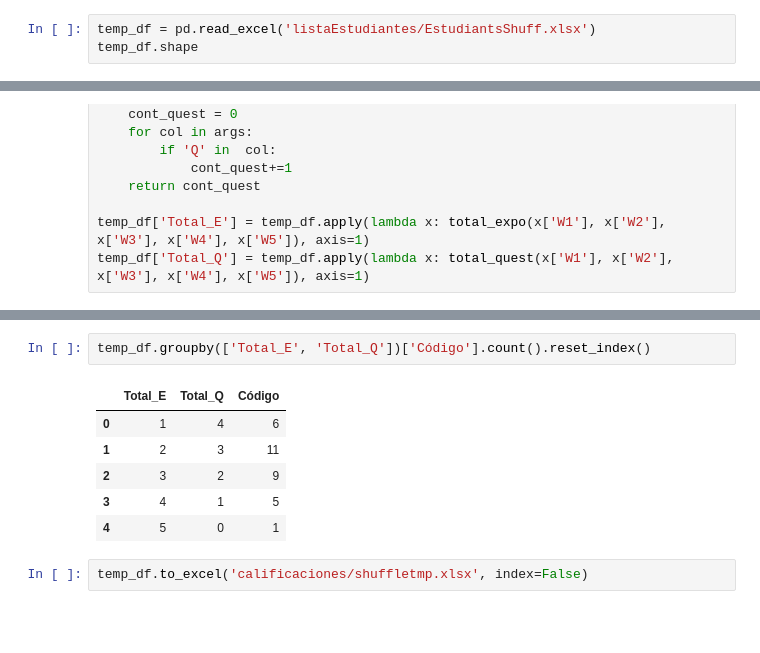
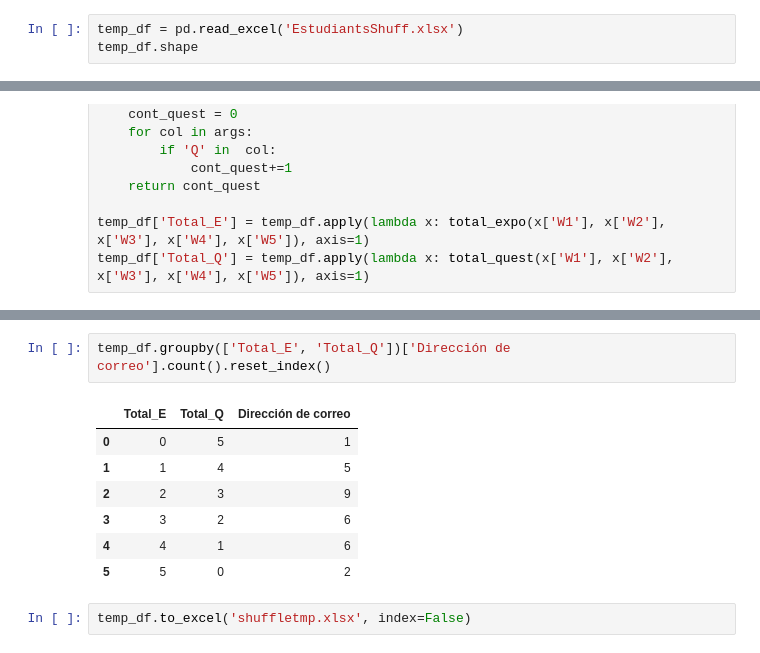
Before and after one commit to LeninGF/EPN-Lectures, a Jupyter notebook: iccd332ArqComp-2024-B/RandomStudent.ipynb, the cells around one changed output, grey strips where cells are left out. Saved outputs shown, nothing was run; the diff lists cells and outputs as text; blank space fills up the shorter version.

```diff
--- a/iccd332ArqComp-2024-B/RandomStudent.ipynb
+++ b/iccd332ArqComp-2024-B/RandomStudent.ipynb
@@ -81,4 +82,4 @@ result_df.to_excel('listaEstudiantes/EstudiantsShuff.xlsx', index=False)
 # %%
-temp_df = pd.read_excel('listaEstudiantes/EstudiantsShuff.xlsx')
+temp_df = pd.read_excel('EstudiantsShuff.xlsx')
 temp_df.shape
 # %% [output]
@@ -123,11 +125,12 @@ temp_df
 # %%
-temp_df.groupby(['Total_E', 'Total_Q'])['Código'].count().reset_index()
+temp_df.groupby(['Total_E', 'Total_Q'])['Dirección de correo'].count().reset_index()
 # %% [output]
-|  | Total_E | Total_Q | Código |
-| 0 | 1 | 4 | 6 |
-| 1 | 2 | 3 | 11 |
-| 2 | 3 | 2 | 9 |
-| 3 | 4 | 1 | 5 |
-| 4 | 5 | 0 | 1 |
+|  | Total_E | Total_Q | Dirección de correo |
+| 0 | 0 | 5 | 1 |
+| 1 | 1 | 4 | 5 |
+| 2 | 2 | 3 | 9 |
+| 3 | 3 | 2 | 6 |
+| 4 | 4 | 1 | 6 |
+| 5 | 5 | 0 | 2 |
 # %%
-temp_df.to_excel('calificaciones/shuffletmp.xlsx', index=False)
+temp_df.to_excel('shuffletmp.xlsx', index=False)
```
Also changed, not shown: parts of 10 cells of this notebook.
